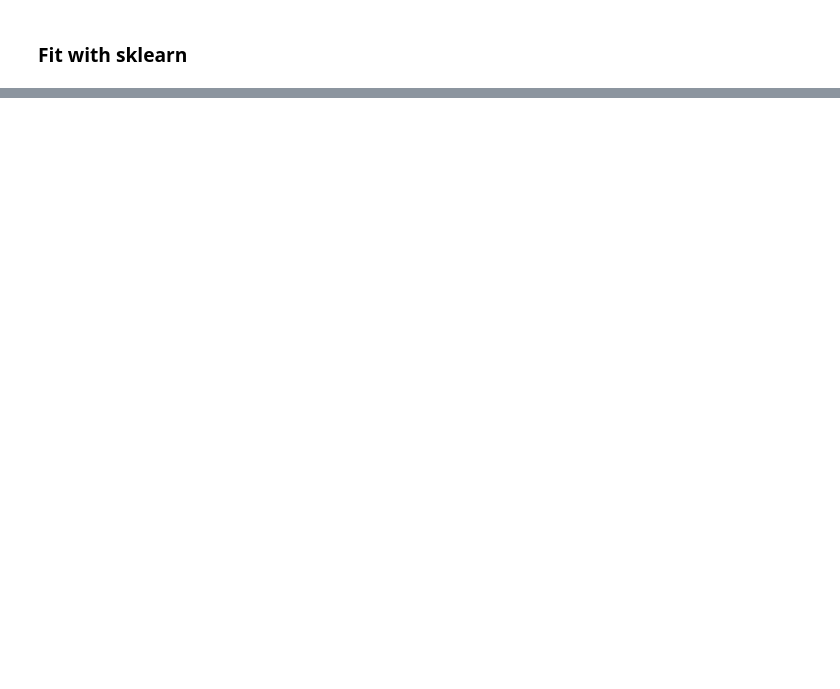
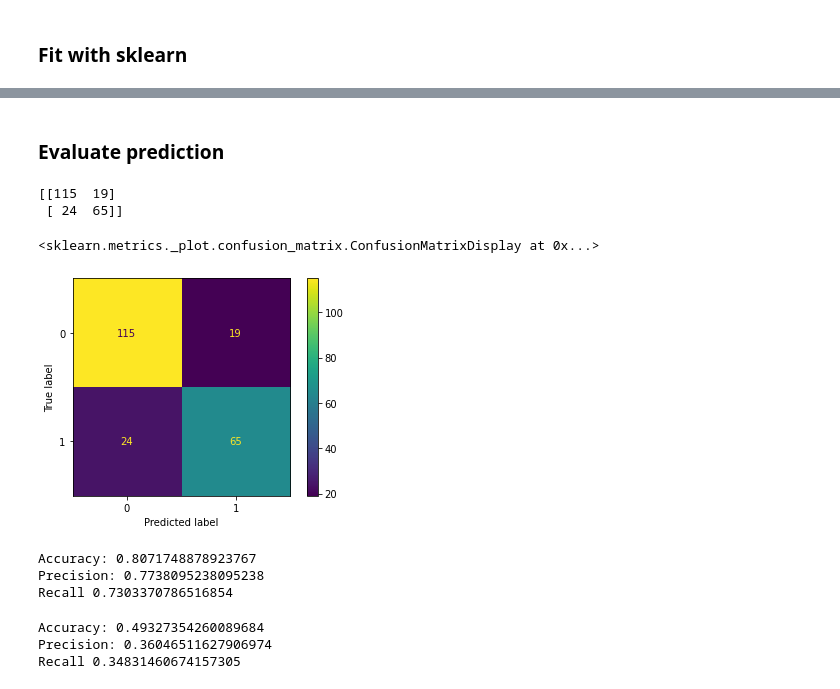
Before and after one commit to lenarother/bootcamp, a Jupyter notebook: classification/logistic_regresion_titanic.ipynb, the cells around one changed output, grey strips where cells are left out. Drawn from its saved outputs; the diff is of its cells as text; code cells hidden in the pictures; blank space fills up the shorter version.

```diff
--- a/classification/logistic_regresion_titanic.ipynb
+++ b/classification/logistic_regresion_titanic.ipynb
@@ -76,11 +88,15 @@ df['Embarked_num'] = df['Embarked'].replace(['S', 'C', 'Q'], [0, 1, 2])
+# %%
+# Add bias column
+df['Bias'] = 1
 # %% [markdown]
 ### Prepare train and test set
 # %%
 # Prepare train and test data
 X_train, X_test, y_train, y_test = train_test_split(
-    df[['Pclass', 'Sex_num', 'Age', 'SibSp', 'Parch', 'Fare', 'Embarked_num']],
+    df[['Pclass', 'female', 'Age', 'SibSp', 'Parch', 'Fare', 'C', 'Q', 'S', 'Bias']],
     df['Survived'],
-    test_size=0.25
+    test_size=0.25,
+    random_state=42,
 )
 
 def get_X(column_names):
@@ -88,16 +104,16 @@ def get_X(column_names):
 
 
 MODELS = [
-    ['Pclass', 'Sex_num', 'Age', 'SibSp', 'Parch', 'Fare', 'Embarked_num'],
-    ['Pclass', 'Sex_num', 'Age', 'SibSp', 'Parch'],
-    ['Pclass', 'Sex_num', 'Age'],
-    ['Pclass'],
-    ['Sex_num'],
-    ['Age'],
-    ['SibSp'],
-    ['Parch'],
-    ['Fare'],
-    ['Embarked_num'],
+    ['Bias', 'Pclass', 'female', 'Age', 'SibSp', 'Parch', 'Fare', 'C', 'Q', 'S'],
+    ['Bias', 'Pclass', 'female', 'Age', 'SibSp', 'Parch'],
+    ['Bias', 'Pclass', 'female', 'Age'],
+    ['Bias', 'Pclass'],
+    ['Bias', 'female'],
+    ['Bias', 'Age'],
+    ['Bias', 'SibSp'],
+    ['Bias', 'Parch'],
+    ['Bias', 'Fare'],
+    ['Bias', 'C', 'Q', 'S'],
 ]
 # %% [markdown]
 ### Fit with statsmodels
@@ -199 +228,49 @@ Acc test 0.6098654708520179
 --------------------
+# %% [markdown]
+### Evaluate prediction
+# %%
+X_train, X_test = get_X(['Bias', 'Pclass', 'female', 'Age', 'SibSp', 'Parch', 'Fare', 'C', 'Q', 'S'])
+m = LogisticRegression(C=1e5, max_iter=10_000)
+f = m.fit(X_train, y_train)
+
+y_train_pred = f.predict(X_train)
+y_test_pred = f.predict(X_test)
+# %%
+# Confusion matrix
+cm = confusion_matrix(
+    y_pred=y_test_pred,
+    y_true=y_test,
+)
+print(cm)
+
+plot_confusion_matrix(f, X_test, y_test, normalize=None)
+# %% [output]
+[[115  19]
+ [ 24  65]]
+<sklearn.metrics._plot.confusion_matrix.ConfusionMatrixDisplay at 0x...>
+[figure, added]
+# %%
+print(
+    f'Accuracy: {accuracy_score(y_pred=y_test_pred, y_true=y_test)}\n'
+    f'Precision: {precision_score(y_pred=y_test_pred, y_true=y_test)}\n'
+    f'Recall {recall_score(y_pred=y_test_pred, y_true=y_test)}\n'
+)
+# %% [output]
+Accuracy: 0.8071748878923767
+Precision: 0.7738095238095238
+Recall 0.7303370786516854
+# %%
+# DummyClassifier - stratified (based on distribution)
+df = DummyClassifier(strategy='stratified')
+f = df.fit(X_train, y_train)
+y_dummy = f.predict(X_test)
+
+print(
+    f'Accuracy: {accuracy_score(y_pred=y_dummy, y_true=y_test)}\n'
+    f'Precision: {precision_score(y_pred=y_dummy, y_true=y_test)}\n'
+    f'Recall {recall_score(y_pred=y_dummy, y_true=y_test)}\n'
+)
+# %% [output]
+Accuracy: 0.49327354260089684
+Precision: 0.36046511627906974
+Recall 0.34831460674157305
```
Also changed, not shown: parts of 8 cells of this notebook.
